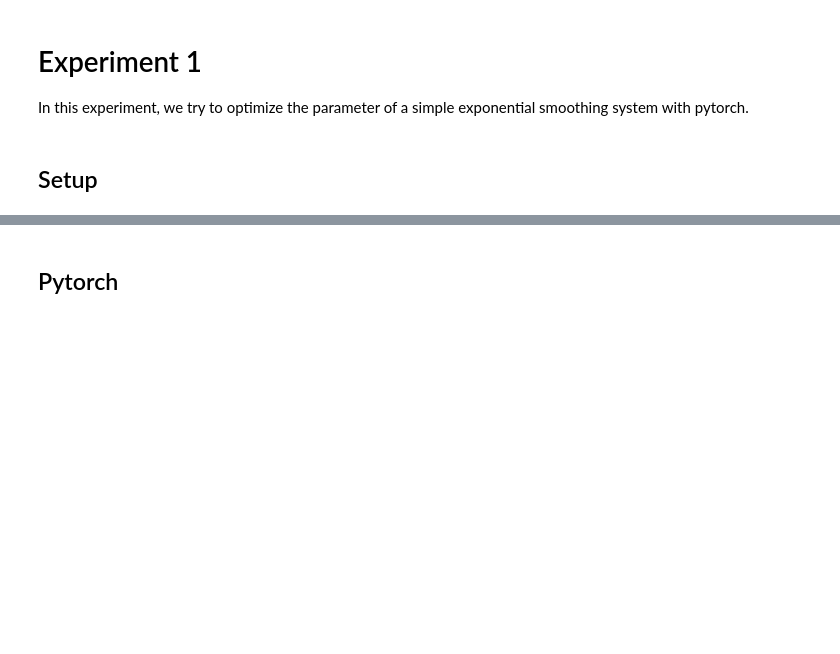
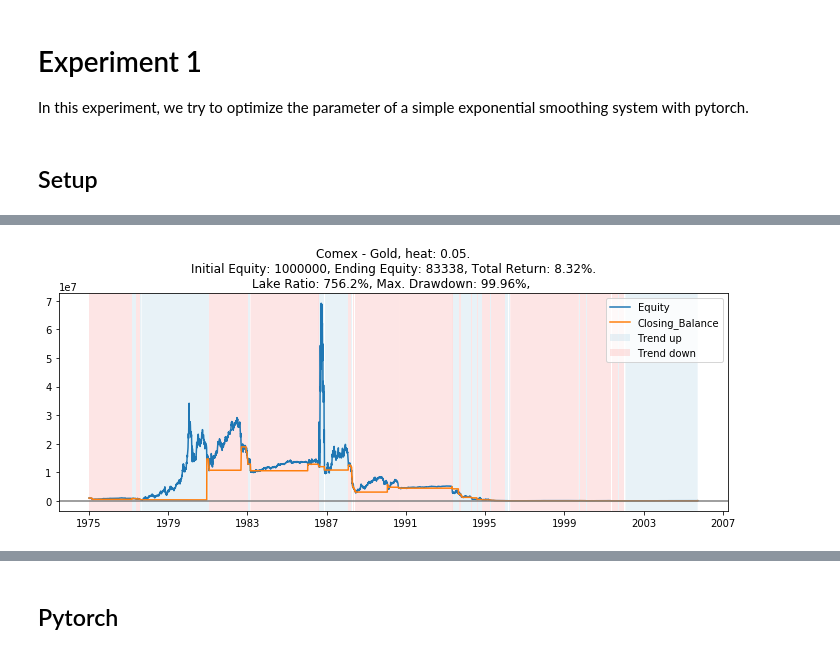
Before and after one commit to peerchen/trend-following-1, a Jupyter notebook: Pytorch - Experiment 1 - Exponential Smoothing Trading.ipynb, the cells around one changed output, grey strips where cells are left out. Drawn from its saved outputs; the diff is of its cells as text; code cells hidden in the pictures; blank space fills up the shorter version.

```diff
--- a/Pytorch - Experiment 1 - Exponential Smoothing Trading.ipynb
+++ b/Pytorch - Experiment 1 - Exponential Smoothing Trading.ipynb
@@ -36,0 +47,4 @@ j: 2  -  XNAS/ABAX
+# %%
+gold_es0.plot_equity()
+# %% [output]
+[figure, added]
```
Also changed, not shown: parts of 28 cells of this notebook, 2 other files.
